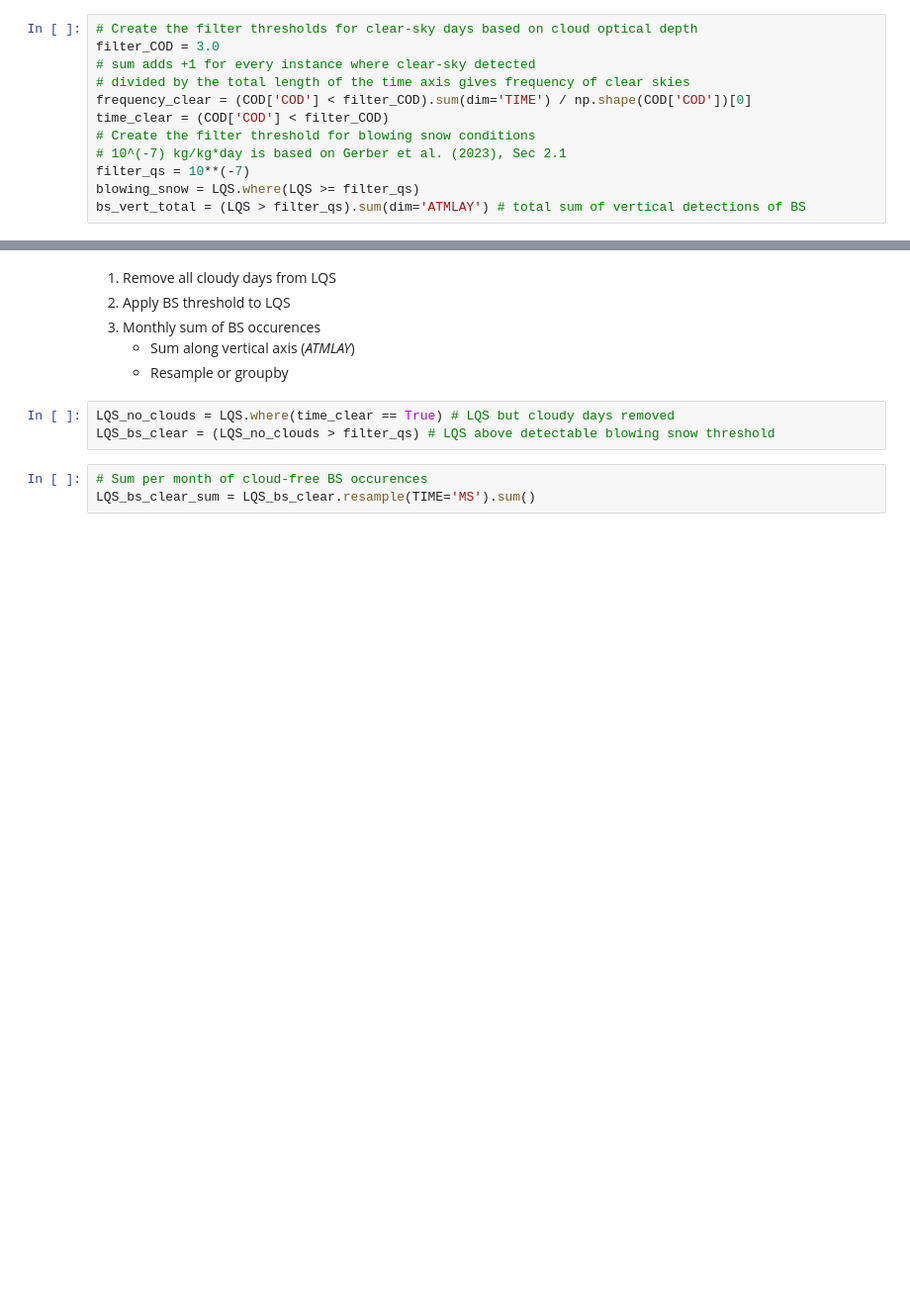
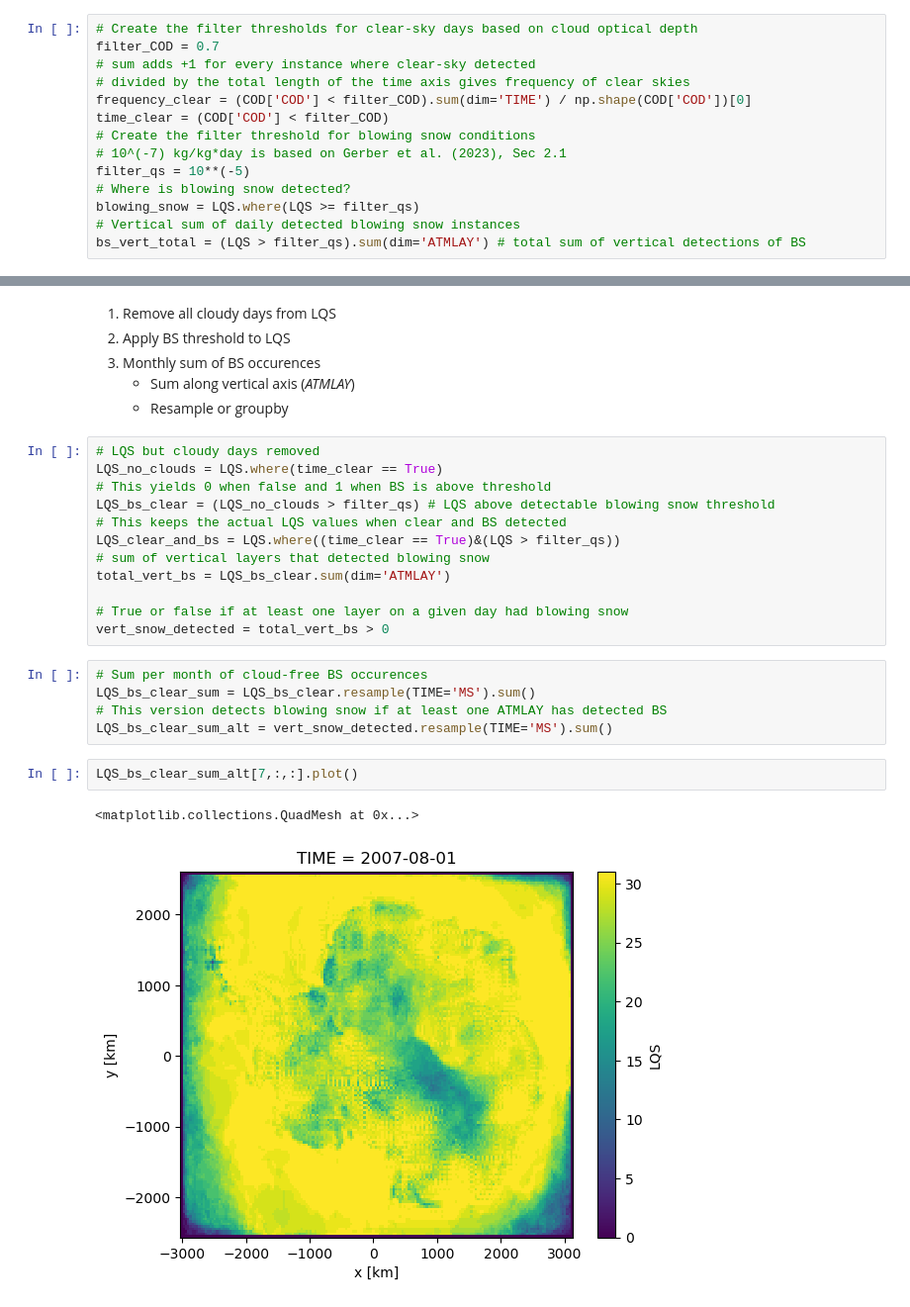
Before and after one commit to stefan-hofer/Antarctica_clouds, a Jupyter notebook: Charles/mar_threshold.ipynb, the cells around one changed output, grey strips where cells are left out. Shown: that part at 99% size. Saved outputs shown, nothing was run; the diff lists cells and outputs as text; blank space fills up the shorter version.

Commit message:
Add new threshold analysis

```diff
--- a/Charles/mar_threshold.ipynb
+++ b/Charles/mar_threshold.ipynb
@@ -13,13 +13,15 @@ LQS = xr.open_dataset(loc + 'daily-LQS-MAR_ERA5-2007-2016.nc')['LQS']/1000
 COD = xr.open_dataset(loc + 'daily-COD-MAR_ERA5-2007-2016.nc')
 # %%
 # Create the filter thresholds for clear-sky days based on cloud optical depth
-filter_COD = 3.0
+filter_COD = 0.7
 # sum adds +1 for every instance where clear-sky detected
 # divided by the total length of the time axis gives frequency of clear skies
 frequency_clear = (COD['COD'] < filter_COD).sum(dim='TIME') / np.shape(COD['COD'])[0]
 time_clear = (COD['COD'] < filter_COD)
 # Create the filter threshold for blowing snow conditions
 # 10^(-7) kg/kg*day is based on Gerber et al. (2023), Sec 2.1
-filter_qs = 10**(-7)
+filter_qs = 10**(-5)
+# Where is blowing snow detected?
 blowing_snow = LQS.where(LQS >= filter_qs)
+# Vertical sum of daily detected blowing snow instances
 bs_vert_total = (LQS > filter_qs).sum(dim='ATMLAY') # total sum of vertical detections of BS
@@ -29,9 +51,25 @@ bs_vert_total = (LQS > filter_qs).sum(dim='ATMLAY') # total sum of vertical dete
 3. Monthly sum of BS occurences
     - Sum along vertical axis (*ATMLAY*)
     - Resample or groupby
-# %%
-LQS_no_clouds = LQS.where(time_clear == True) # LQS but cloudy days removed
-LQS_bs_clear = (LQS_no_clouds > filter_qs) # LQS above detectable blowing snow threshold
+# %%
+# LQS but cloudy days removed
+LQS_no_clouds = LQS.where(time_clear == True)
+# This yields 0 when false and 1 when BS is above threshold
+LQS_bs_clear = (LQS_no_clouds > filter_qs) # LQS above detectable blowing snow threshold
+# This keeps the actual LQS values when clear and BS detected
+LQS_clear_and_bs = LQS.where((time_clear == True)&(LQS > filter_qs))
+# sum of vertical layers that detected blowing snow
+total_vert_bs = LQS_bs_clear.sum(dim='ATMLAY')
+
+# True or false if at least one layer on a given day had blowing snow
+vert_snow_detected = total_vert_bs > 0
 # %%
 # Sum per month of cloud-free BS occurences
 LQS_bs_clear_sum = LQS_bs_clear.resample(TIME='MS').sum()
+# This version detects blowing snow if at least one ATMLAY has detected BS
+LQS_bs_clear_sum_alt = vert_snow_detected.resample(TIME='MS').sum()
+# %%
+LQS_bs_clear_sum_alt[7,:,:].plot()
+# %% [output]
+<matplotlib.collections.QuadMesh at 0x...>
+[figure, added]
```
Also changed, not shown: parts of 3 cells of this notebook.
